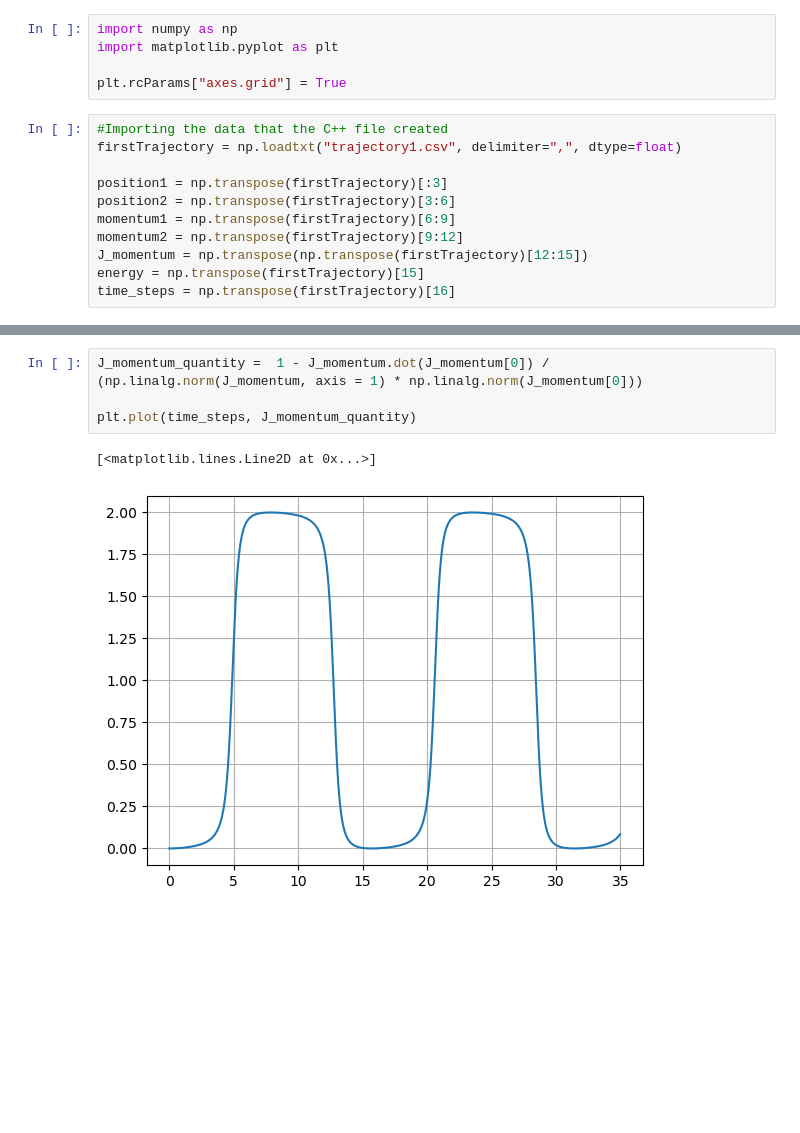
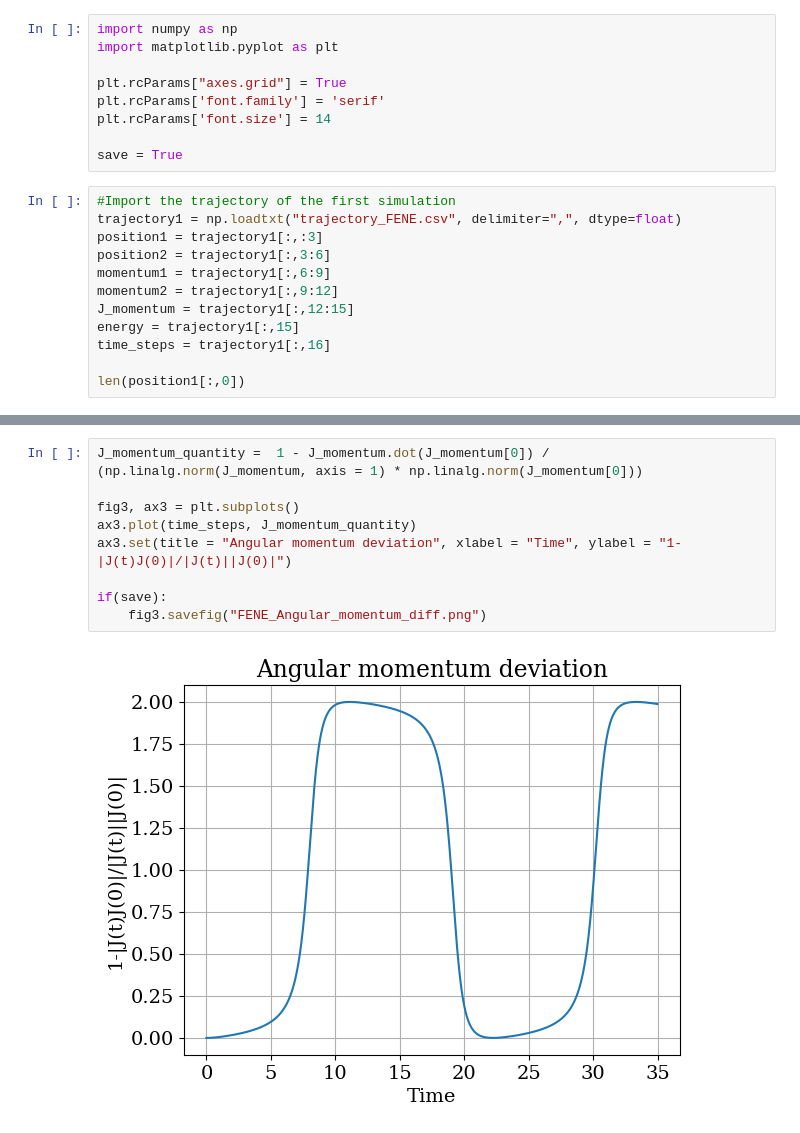
Before and after one commit to Shellf1sh/MolecularSimulation, a Jupyter notebook: problemSet2/PS2_plotting.ipynb, the cells around one changed output, grey strips where cells are left out. Drawn from its saved outputs; the diff is of its cells as text; blank space fills up the shorter version.

```diff
--- a/problemSet2/PS2_plotting.ipynb
+++ b/problemSet2/PS2_plotting.ipynb
@@ -3,14 +3,19 @@ import numpy as np
 import matplotlib.pyplot as plt
 
 plt.rcParams["axes.grid"] = True
+plt.rcParams['font.family'] = 'serif'
+plt.rcParams['font.size'] = 14
+
+save = True
 # %%
-#Importing the data that the C++ file created
-firstTrajectory = np.loadtxt("trajectory1.csv", delimiter=",", dtype=float)
+#Import the trajectory of the first simulation
+trajectory1 = np.loadtxt("trajectory_FENE.csv", delimiter=",", dtype=float)
+position1 = trajectory1[:,:3]
+position2 = trajectory1[:,3:6]
+momentum1 = trajectory1[:,6:9]
+momentum2 = trajectory1[:,9:12]
+J_momentum = trajectory1[:,12:15]
+energy = trajectory1[:,15]
+time_steps = trajectory1[:,16]
 
-position1 = np.transpose(firstTrajectory)[:3]
-position2 = np.transpose(firstTrajectory)[3:6]
-momentum1 = np.transpose(firstTrajectory)[6:9]
-momentum2 = np.transpose(firstTrajectory)[9:12]
-J_momentum = np.transpose(np.transpose(firstTrajectory)[12:15])
-energy = np.transpose(firstTrajectory)[15]
-time_steps = np.transpose(firstTrajectory)[16]
+len(position1[:,0])
@@ -29,7 +112,11 @@ plt.title = "Energy deviation"
 # %%
 J_momentum_quantity =  1 - J_momentum.dot(J_momentum[0]) / (np.linalg.norm(J_momentum, axis = 1) * np.linalg.norm(J_momentum[0]))
 
-plt.plot(time_steps, J_momentum_quantity)
+fig3, ax3 = plt.subplots()
+ax3.plot(time_steps, J_momentum_quantity)
+ax3.set(title = "Angular momentum deviation", xlabel = "Time", ylabel = "1-|J(t)J(0)|/|J(t)||J(0)|")
+
+if(save):
+    fig3.savefig("FENE_Angular_momentum_diff.png")
 # %% [output]
-[<matplotlib.lines.Line2D at 0x...>]
-[figure, old version]
+[figure, new version]
```
Also changed, not shown: parts of 13 cells of this notebook, 1 other file.
